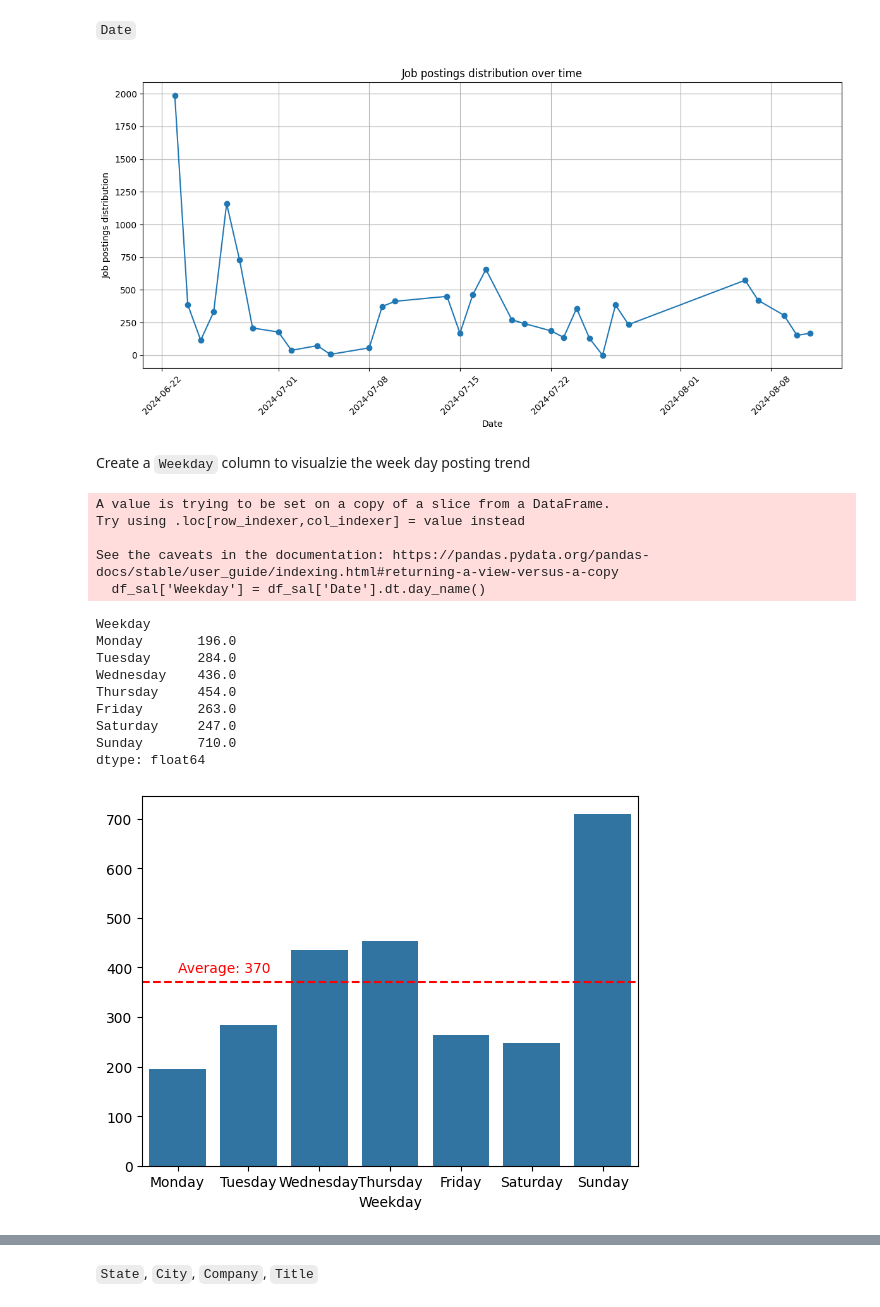
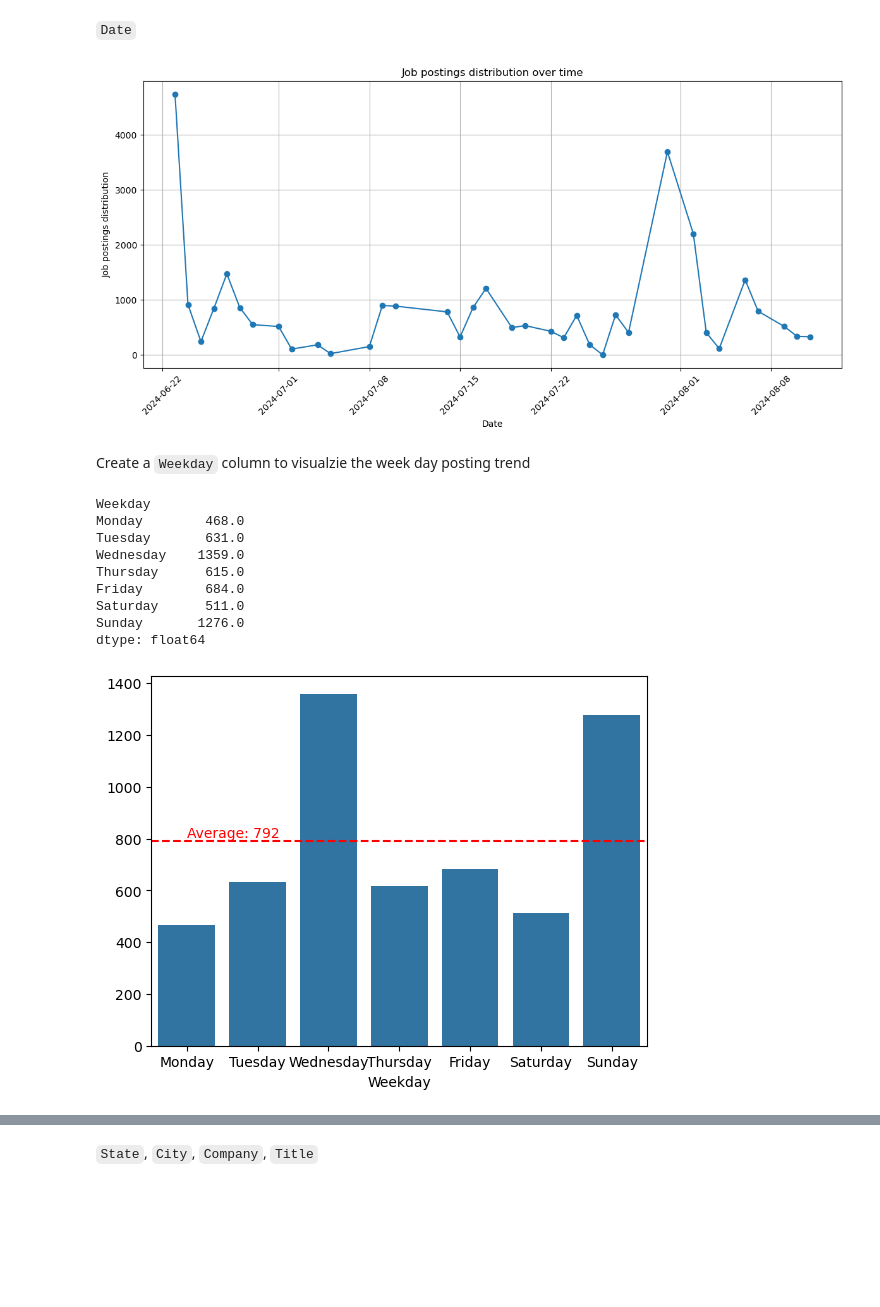
Before and after one commit to aimeele97/DataScience_PythonProjects, a Jupyter notebook: Project4_US_Job_Postings_Analysis/src/p2-eda.ipynb, the cells around one changed output, grey strips where cells are left out. Drawn from its saved outputs; the diff is of its cells as text; code cells hidden in the pictures; blank space fills up the shorter version.

```diff
--- a/Project4_US_Job_Postings_Analysis/src/p2-eda.ipynb
+++ b/Project4_US_Job_Postings_Analysis/src/p2-eda.ipynb
@@ -179,0 +232,3 @@ memory usage: 2.7+ MB
+# %%
+# map the missing data with 'NA' values
+df['City'] = df['City'].fillna('NA')
@@ -179,0 +250,2 @@ memory usage: 2.7+ MB
+# %%
+df = df.drop(columns='Work Mode', axis = 1)
@@ -312,7 +276,7 @@ plt.show()
 # %% [markdown]
 `Date`
 # %%
-job_postings_count = df_sal.groupby('Date').size()
+job_postings_count = df.groupby('Date').size()
 
 # Plotting
 plt.figure(figsize=(12, 6))
@@ -324,29 +288,23 @@ plt.xticks(rotation=45)
 plt.tight_layout()
 plt.grid(True)
 # %% [output]
-[figure, old version]
+[figure, new version]
 # %% [markdown]
 Create a `Weekday` column to visualzie the week day posting trend
 # %%
 # Generate new columns weekday
 
-df_sal['Weekday'] = df_sal['Date'].dt.day_name()
+df['Weekday'] = df['Date'].dt.day_name()
-# %% [output]
-A value is trying to be set on a copy of a slice from a DataFrame.
-Try using .loc[row_indexer,col_indexer] = value instead
-
-See the caveats in the documentation: https://pandas.pydata.org/pandas-docs/stable/user_guide/indexing.html#returning-a-view-versus-a-copy
-  df_sal['Weekday'] = df_sal['Date'].dt.day_name()
 # %%
 # Define weekday order
 
 weekday_order = ['Monday', 'Tuesday', 'Wednesday', 'Thursday', 'Friday', 'Saturday', 'Sunday']
 
 # Count total job posts per weekday
-posts_per_weekday = df_sal.groupby('Weekday').size()
+posts_per_weekday = df.groupby('Weekday').size()
 
 # Count number of unique dates each weekday appears
-weekday_dates = df_sal.groupby('Weekday')['Date'].nunique()
+weekday_dates = df.groupby('Weekday')['Date'].nunique()
 
 # Average posts per weekday occurrence
 avg_posts_per_weekday = round(posts_per_weekday / weekday_dates)
@@ -357,21 +315,21 @@ avg_posts_per_weekday = avg_posts_per_weekday.reindex(weekday_order)
 print(avg_posts_per_weekday)
 # %% [output]
 Weekday
-Monday       196.0
-Tuesday      284.0
-Wednesday    436.0
-Thursday     454.0
-Friday       263.0
-Saturday     247.0
-Sunday       710.0
+Monday        468.0
+Tuesday       631.0
+Wednesday    1359.0
+Thursday      615.0
+Friday        684.0
+Saturday      511.0
+Sunday       1276.0
 dtype: float64
 # %%
 # plot the average job postings by weekday
 sns.barplot(x=avg_posts_per_weekday.index, y=avg_posts_per_weekday.values)
 overall_avg = avg_posts_per_weekday.mean()
 plt.axhline(overall_avg, color='red', linestyle='--')
-plt.text(0, 390, f"Average: {overall_avg:.0f}", color='red')
+plt.text(0, 805, f"Average: {overall_avg:.0f}", color='red')
 plt.show()
 # %% [output]
-[figure, old version]
+[figure, new version]
 # %% [markdown]
```
Also changed, not shown: parts of 149 cells of this notebook, 8 other files.
